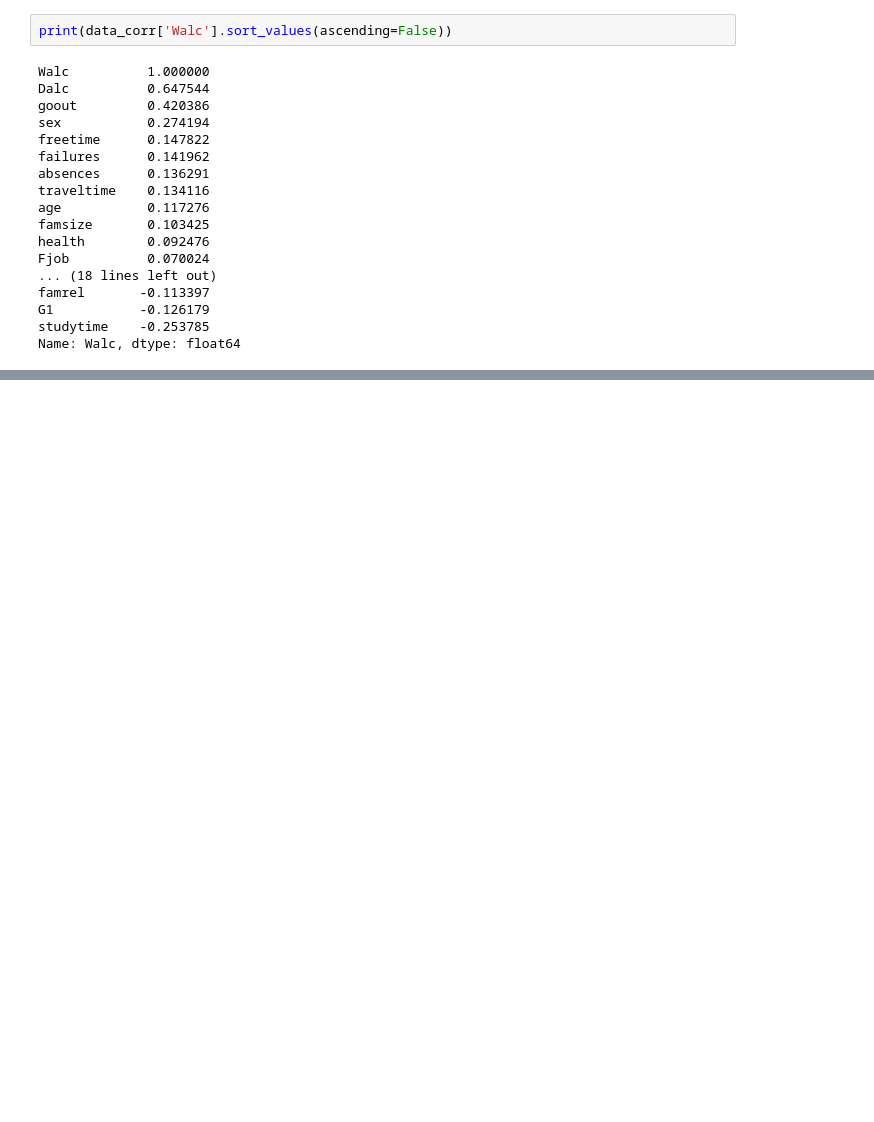
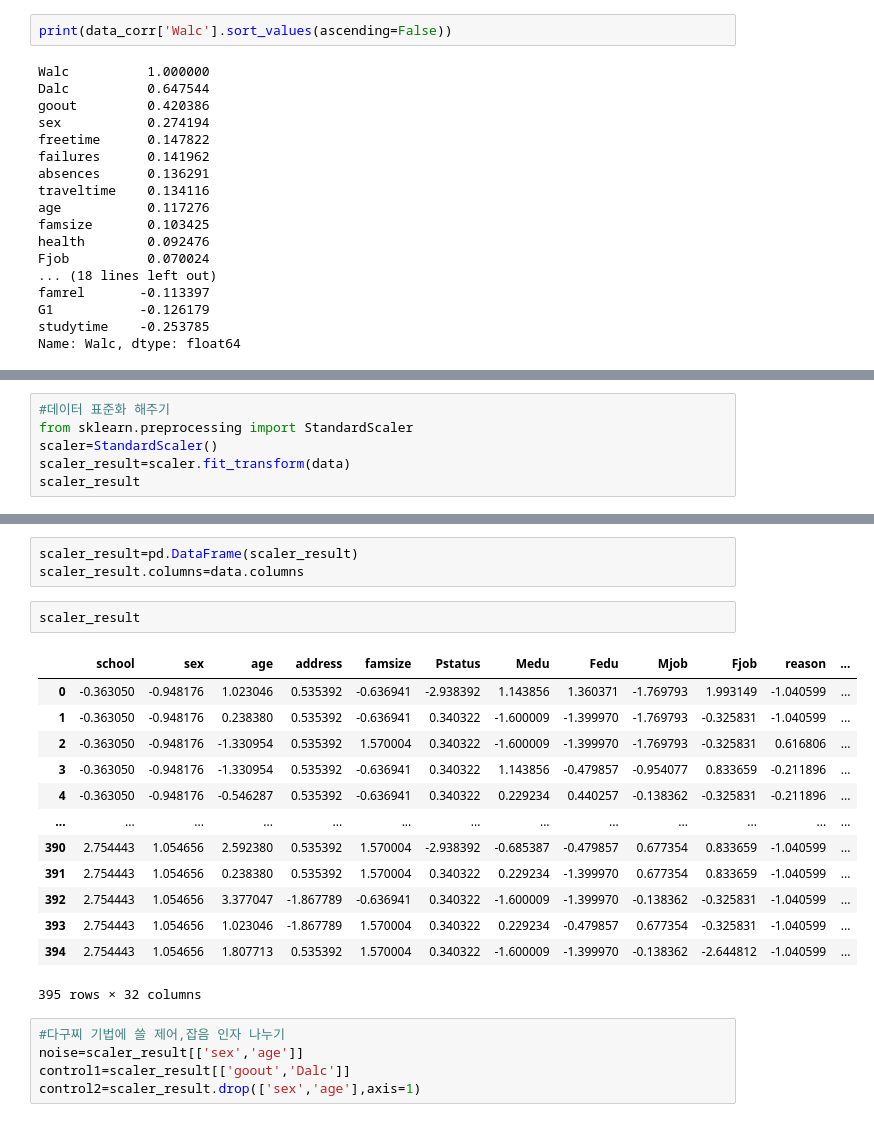
Before and after one commit to Ash-Stat/An-Si-Hyun, a Jupyter notebook: 텀프다구찌.ipynb, the cells around one changed output, grey strips where cells are left out. Cells and saved outputs as stored; diff of their text form; blank space fills up the shorter version.

```diff
--- a/텀프다구찌.ipynb
+++ b/텀프다구찌.ipynb
@@ -197,0 +200,6 @@ Name: Walc, dtype: float64
+# %%
+#데이터 표준화 해주기
+from sklearn.preprocessing import StandardScaler
+scaler=StandardScaler()
+scaler_result=scaler.fit_transform(data)
+scaler_result
@@ -197,0 +220,24 @@ Name: Walc, dtype: float64
+# %%
+scaler_result=pd.DataFrame(scaler_result)
+scaler_result.columns=data.columns
+# %%
+scaler_result
+# %% [output]
+|  | school | sex | age | address | famsize | Pstatus | Medu | Fedu | Mjob | Fjob | reason | ... |
+| 0 | -0.363050 | -0.948176 | 1.023046 | 0.535392 | -0.636941 | -2.938392 | 1.143856 | 1.360371 | -1.769793 | 1.993149 | -1.040599 | ... |
+| 1 | -0.363050 | -0.948176 | 0.238380 | 0.535392 | -0.636941 | 0.340322 | -1.600009 | -1.399970 | -1.769793 | -0.325831 | -1.040599 | ... |
+| 2 | -0.363050 | -0.948176 | -1.330954 | 0.535392 | 1.570004 | 0.340322 | -1.600009 | -1.399970 | -1.769793 | -0.325831 | 0.616806 | ... |
+| 3 | -0.363050 | -0.948176 | -1.330954 | 0.535392 | -0.636941 | 0.340322 | 1.143856 | -0.479857 | -0.954077 | 0.833659 | -0.211896 | ... |
+| 4 | -0.363050 | -0.948176 | -0.546287 | 0.535392 | -0.636941 | 0.340322 | 0.229234 | 0.440257 | -0.138362 | -0.325831 | -0.211896 | ... |
+| ... | ... | ... | ... | ... | ... | ... | ... | ... | ... | ... | ... | ... |
+| 390 | 2.754443 | 1.054656 | 2.592380 | 0.535392 | 1.570004 | -2.938392 | -0.685387 | -0.479857 | 0.677354 | 0.833659 | -1.040599 | ... |
+| 391 | 2.754443 | 1.054656 | 0.238380 | 0.535392 | 1.570004 | 0.340322 | 0.229234 | -1.399970 | 0.677354 | 0.833659 | -1.040599 | ... |
+| 392 | 2.754443 | 1.054656 | 3.377047 | -1.867789 | -0.636941 | 0.340322 | -1.600009 | -1.399970 | -0.138362 | -0.325831 | -1.040599 | ... |
+| 393 | 2.754443 | 1.054656 | 1.023046 | -1.867789 | 1.570004 | 0.340322 | 0.229234 | -0.479857 | 0.677354 | -0.325831 | -1.040599 | ... |
+| 394 | 2.754443 | 1.054656 | 1.807713 | 0.535392 | 1.570004 | 0.340322 | -1.600009 | -1.399970 | -0.138362 | -2.644812 | -1.040599 | ... |
+395 rows × 32 columns
+# %%
+#다구찌 기법에 쓸 제어,잡음 인자 나누기
+noise=scaler_result[['sex','age']]
+control1=scaler_result[['goout','Dalc']]
+control2=scaler_result.drop(['sex','age'],axis=1)
```
Also changed, not shown: parts of 7 cells of this notebook.
